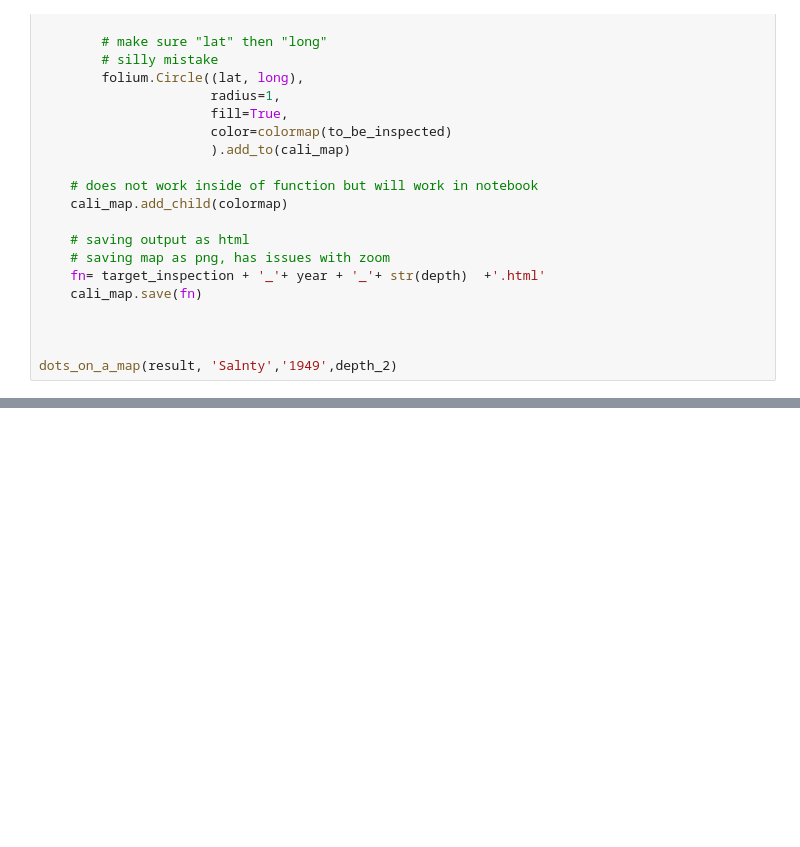
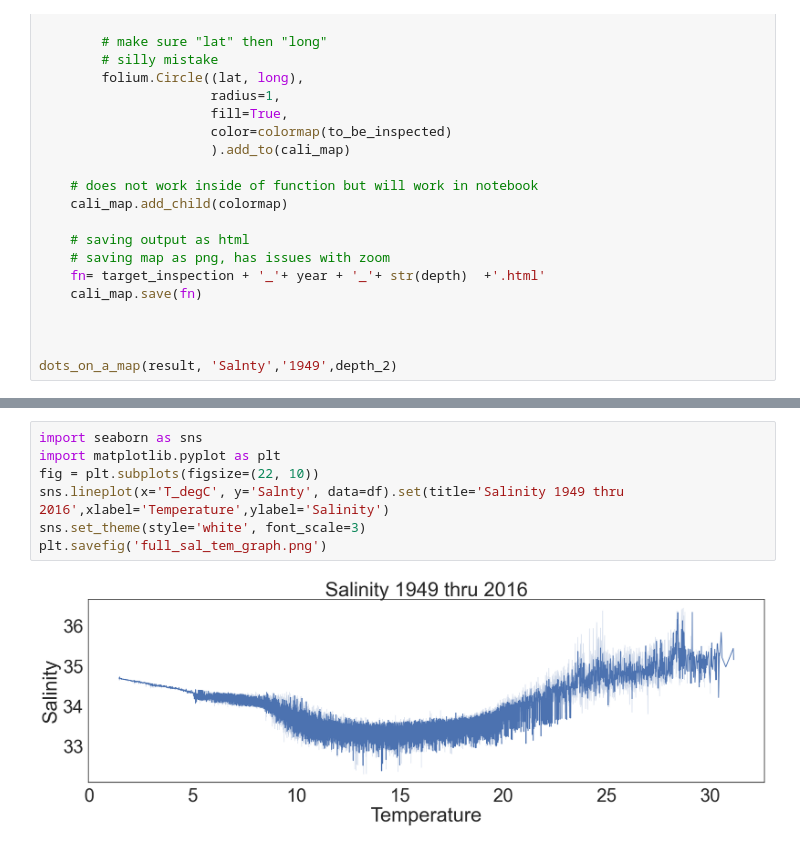
Before and after one commit to erantanen/salinity_investigation, a Jupyter notebook: testing.ipynb, the cells around one changed output, grey strips where cells are left out. Drawn from its saved outputs; the diff is of its cells as text; blank space fills up the shorter version.

```diff
--- a/testing.ipynb
+++ b/testing.ipynb
@@ -276,0 +147,9 @@ dots_on_a_map(result, 'Salnty','1949',depth_2)
+# %%
+import seaborn as sns
+import matplotlib.pyplot as plt
+fig = plt.subplots(figsize=(22, 10))
+sns.lineplot(x='T_degC', y='Salnty', data=df).set(title='Salinity 1949 thru 2016',xlabel='Temperature',ylabel='Salinity')
+sns.set_theme(style='white', font_scale=3)
+plt.savefig('full_sal_tem_graph.png')
+# %% [output]
+[figure, added]
```
Also changed, not shown: parts of 17 cells of this notebook, 9 other files.
